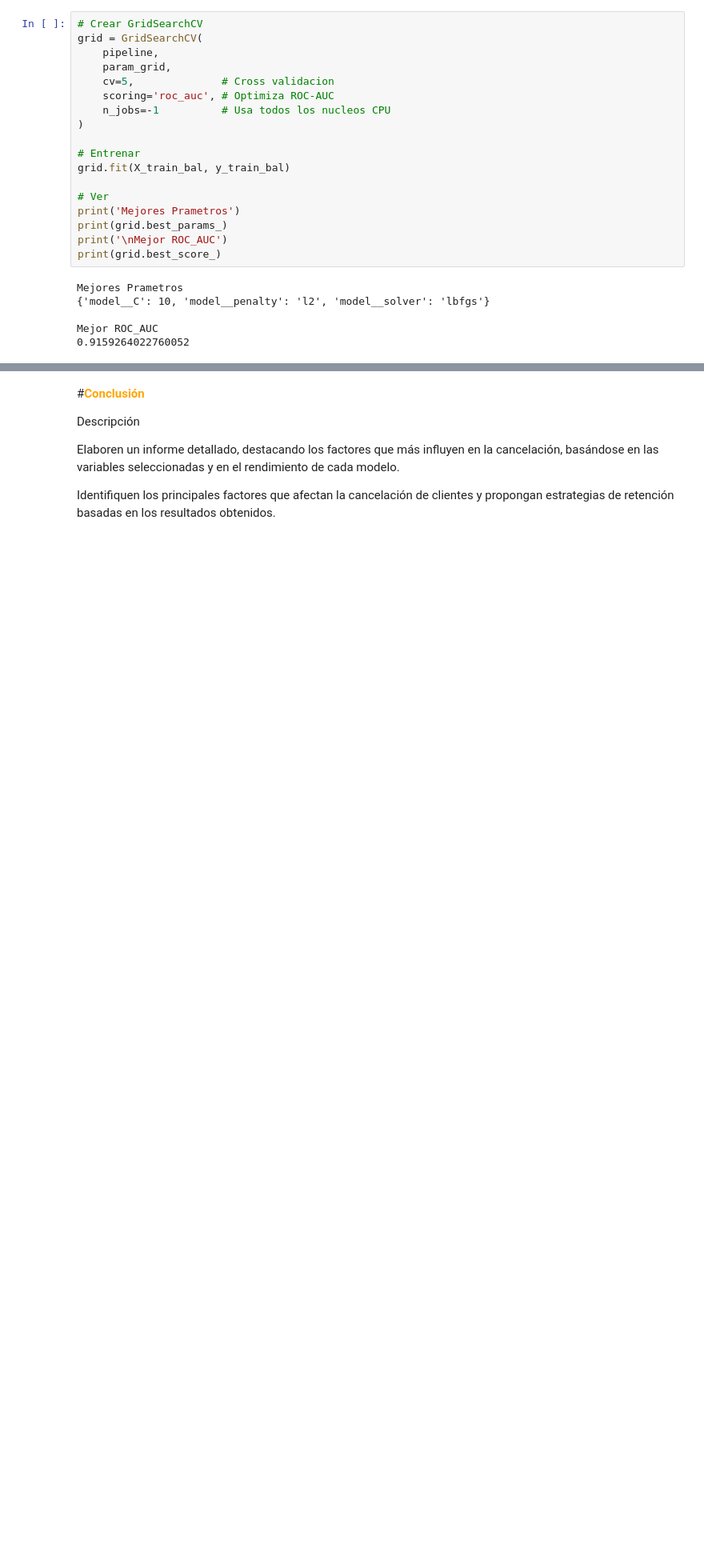
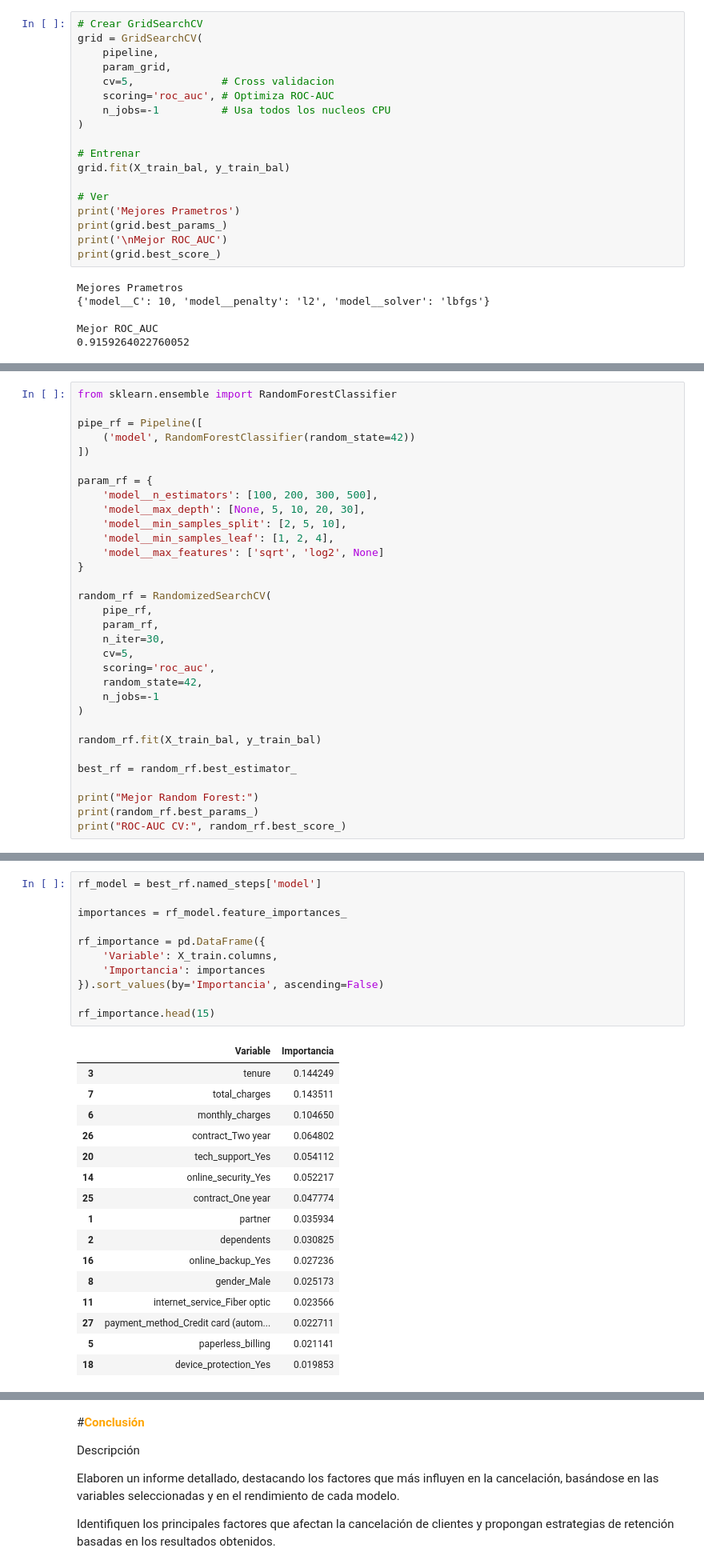
Before and after one commit to LejImkoaj/proyecto-telecomX-parte2, a Jupyter notebook: telecomX_parte2_LATAM.ipynb, the cells around one changed output, grey strips where cells are left out. Shown at 80% size. Cells and saved outputs as stored; diff of their text form; blank space fills up the shorter version.

```diff
--- a/telecomX_parte2_LATAM.ipynb
+++ b/telecomX_parte2_LATAM.ipynb
@@ -755,0 +775,32 @@ Después de elegir los modelos, realiza el análisis de las variables más relev
+# %%
+from sklearn.ensemble import RandomForestClassifier
+
+pipe_rf = Pipeline([
+    ('model', RandomForestClassifier(random_state=42))
+])
+
+param_rf = {
+    'model__n_estimators': [100, 200, 300, 500],
+    'model__max_depth': [None, 5, 10, 20, 30],
+    'model__min_samples_split': [2, 5, 10],
+    'model__min_samples_leaf': [1, 2, 4],
+    'model__max_features': ['sqrt', 'log2', None]
+}
+
+random_rf = RandomizedSearchCV(
+    pipe_rf,
+    param_rf,
+    n_iter=30,
+    cv=5,
+    scoring='roc_auc',
+    random_state=42,
+    n_jobs=-1
+)
+
+random_rf.fit(X_train_bal, y_train_bal)
+
+best_rf = random_rf.best_estimator_
+
+print("Mejor Random Forest:")
+print(random_rf.best_params_)
+print("ROC-AUC CV:", random_rf.best_score_)
@@ -755,0 +940,28 @@ Después de elegir los modelos, realiza el análisis de las variables más relev
+# %%
+rf_model = best_rf.named_steps['model']
+
+importances = rf_model.feature_importances_
+
+rf_importance = pd.DataFrame({
+    'Variable': X_train.columns,
+    'Importancia': importances
+}).sort_values(by='Importancia', ascending=False)
+
+rf_importance.head(15)
+# %% [output]
+|  | Variable | Importancia |
+| 3 | tenure | 0.144249 |
+| 7 | total_charges | 0.143511 |
+| 6 | monthly_charges | 0.104650 |
+| 26 | contract_Two year | 0.064802 |
+| 20 | tech_support_Yes | 0.054112 |
+| 14 | online_security_Yes | 0.052217 |
+| 25 | contract_One year | 0.047774 |
+| 1 | partner | 0.035934 |
+| 2 | dependents | 0.030825 |
+| 16 | online_backup_Yes | 0.027236 |
+| 8 | gender_Male | 0.025173 |
+| 11 | internet_service_Fiber optic | 0.023566 |
+| 27 | payment_method_Credit card (autom... | 0.022711 |
+| 5 | paperless_billing | 0.021141 |
+| 18 | device_protection_Yes | 0.019853 |
```
Also changed, not shown: parts of 25 cells of this notebook.
